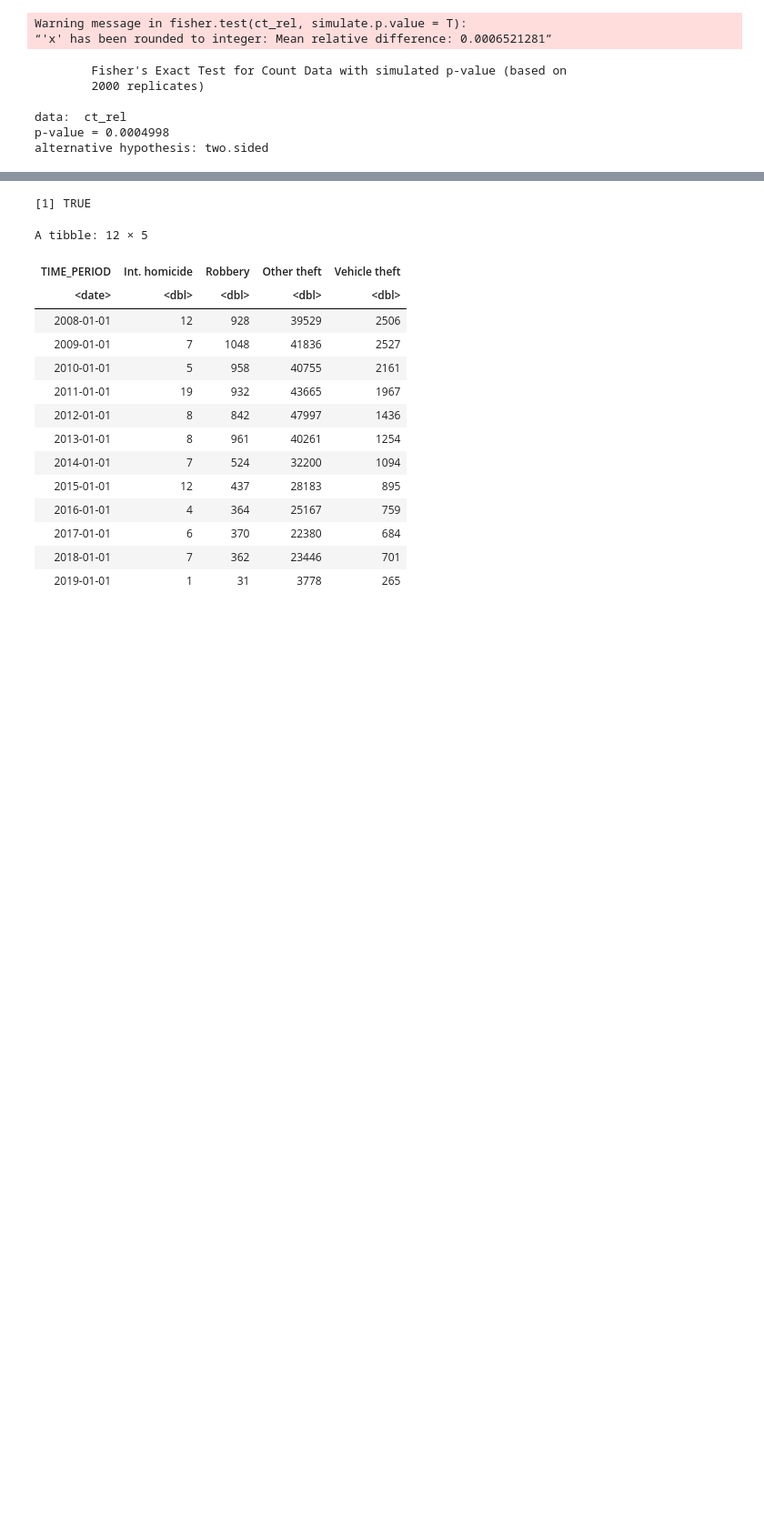
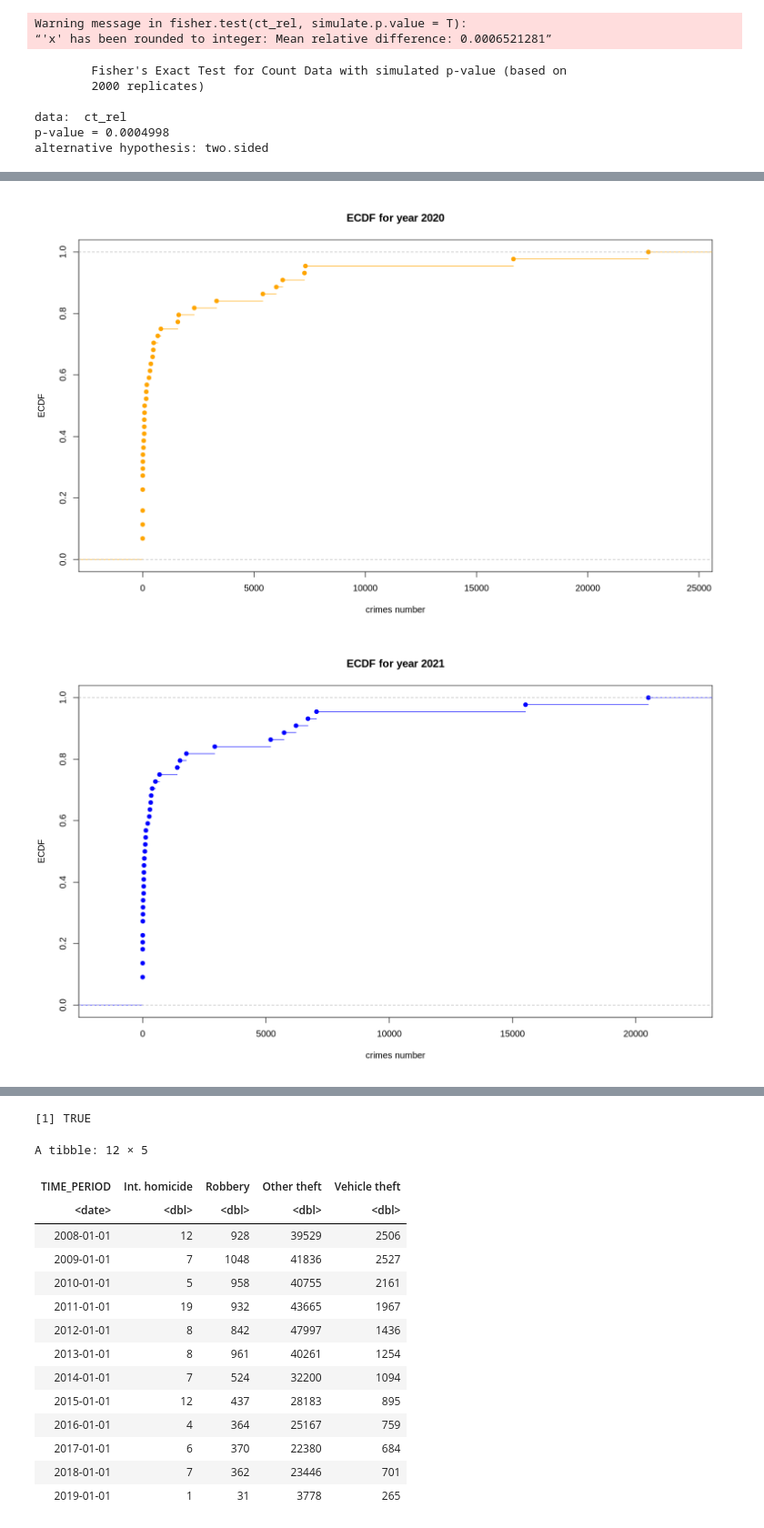
Before and after one commit to nickobard/eurostat-datasets-analysis, a Jupyter notebook: sem-1/semestral-work.ipynb, the cells around one changed output, grey strips where cells are left out. Shown at 91% size. Cells and saved outputs as stored; diff of their text form; code cells hidden in the pictures; blank space fills up the shorter version.

```diff
--- a/sem-1/semestral-work.ipynb
+++ b/sem-1/semestral-work.ipynb
@@ -463,0 +502,7 @@ ggplot(data_total_crimes, aes(x=values, group=date, color=date)) +
+# %%
+options(repr.plot.width=13, repr.plot.height=8) # Regulates the size of a plot
+plot(ecdf(prepared_data.2020$values), main='ECDF for year 2020', xlab='crimes number', ylab='ECDF', col='orange')
+plot(ecdf(prepared_data.2021$values), main='ECDF for year 2021', xlab='crimes number', ylab='ECDF', col='blue')
+# %% [output]
+[figure, added]
+[figure, added]
```
Also changed, not shown: parts of 40 cells of this notebook.
